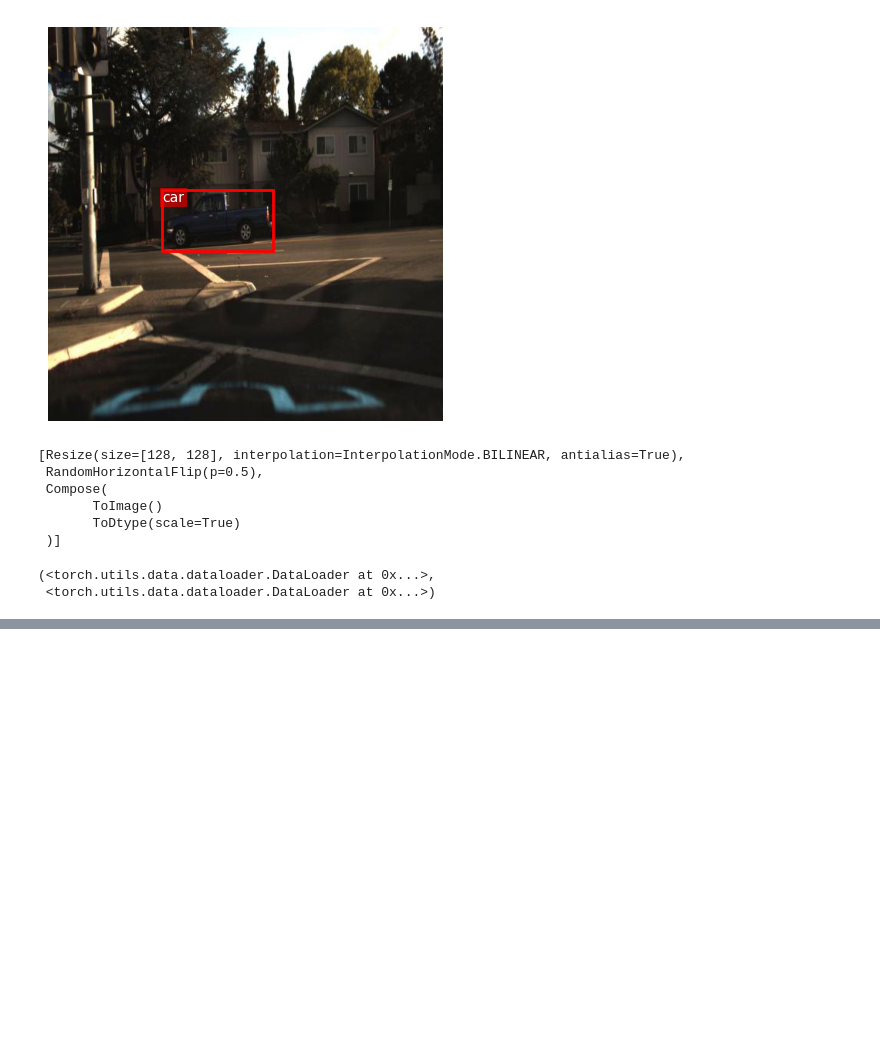
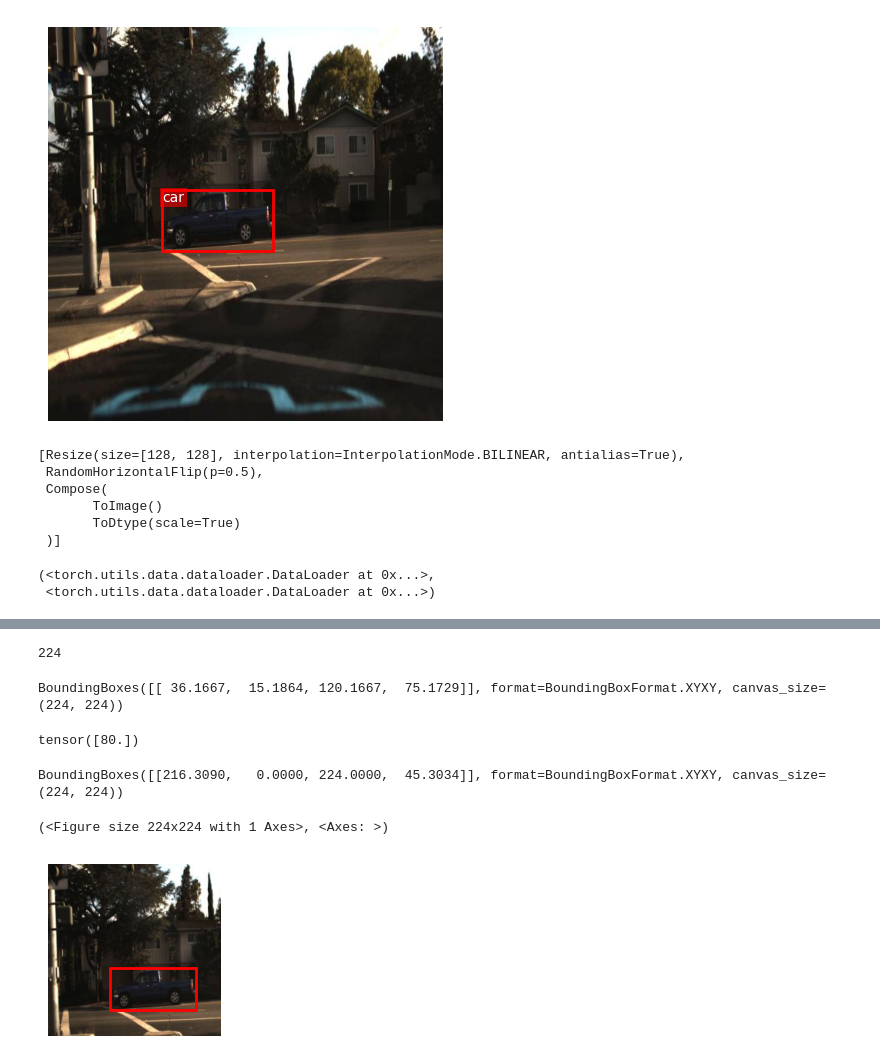
Before and after one commit to ElliotBlackstone/automotive-ssd-object-detection, a Jupyter notebook: modeltesting_car.ipynb, the cells around one changed output, grey strips where cells are left out. Drawn from its saved outputs; the diff is of its cells as text; code cells hidden in the pictures; blank space fills up the shorter version.

```diff
--- a/modeltesting_car.ipynb
+++ b/modeltesting_car.ipynb
@@ -6,6 +6,7 @@ from torch.utils.data import Dataset
 from torchvision import datasets, transforms
 from torchvision.transforms import v2
 from torchvision import tv_tensors
+from torchvision.io import decode_image
 
 import matplotlib.pyplot as plt
 from matplotlib.patches import Rectangle
@@ -34,7 +35,7 @@ import CarImageClass
 device = "cuda" if torch.cuda.is_available() else "cpu"
 
 # desktop or laptop
-machine = 'desktop'
+machine = 'laptop'
 
 # Setup path to data folder
 if machine == 'laptop':
@@ -118,5 +95,12 @@ transforms = v2.Compose([
 # %%
 # 1. Load and transform data
+transforms = v2.Compose([
+    v2.RandomResizedCrop(size=(224, 224), antialias=False),
+    # v2.RandomHorizontalFlip(p=0.5),
+    # v2.ToDtype(torch.float32, scale=True),
+    # v2.Normalize(mean=[0.485, 0.456, 0.406], std=[0.229, 0.224, 0.225]),
+])
+
 train_data = CarImageClass.ImageClass(targ_dir=train_path_oo, transform=transforms)
 test_data = CarImageClass.ImageClass(targ_dir=test_path_oo, transform=transforms)
 
@@ -154,0 +153,21 @@ train_data[0][0]
+# %%
+testing[0].shape[-2]
+# %% [output]
+224
+# %%
+testing[1]['boxes']
+# %% [output]
+BoundingBoxes([[ 36.1667,  15.1864, 120.1667,  75.1729]], format=BoundingBoxFormat.XYXY, canvas_size=(224, 224))
+# %%
+(testing[1]['boxes'][:,2] - testing[1]['boxes'][:,0]).clamp(0, 80)
+# %% [output]
+tensor([80.])
+# %%
+train_data[2][1]['boxes']
+# %% [output]
+BoundingBoxes([[216.3090,   0.0000, 224.0000,  45.3034]], format=BoundingBoxFormat.XYXY, canvas_size=(224, 224))
+# %%
+train_data.show_with_box(index=0, color='r', label=False)
+# %% [output]
+(<Figure size 224x224 with 1 Axes>, <Axes: >)
+[figure, added]
```
Also changed, not shown: parts of 9 cells of this notebook, 2 other files.
